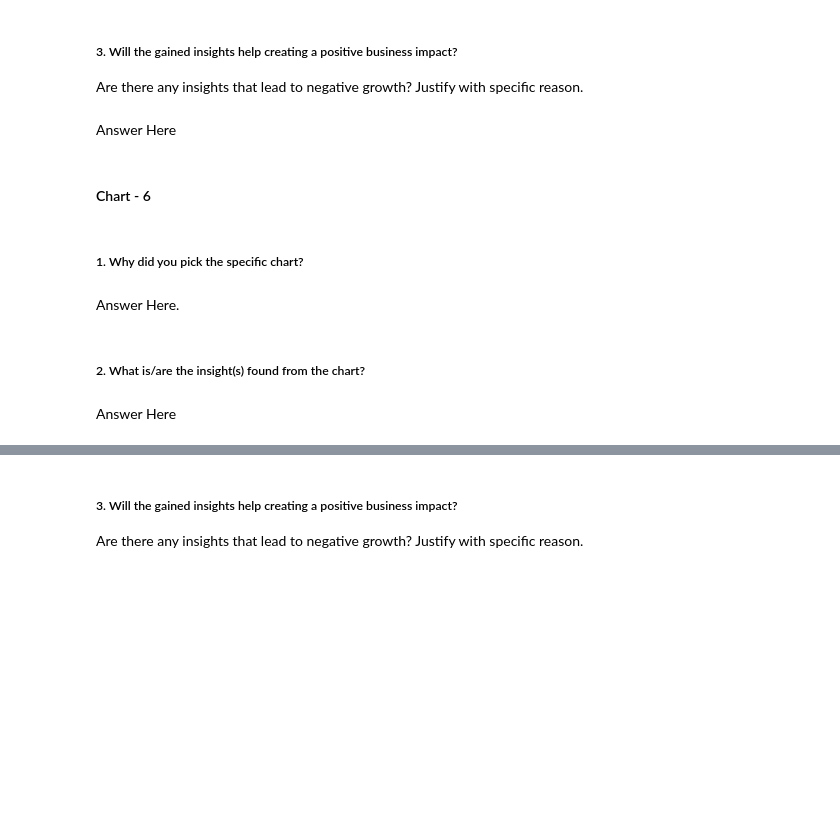
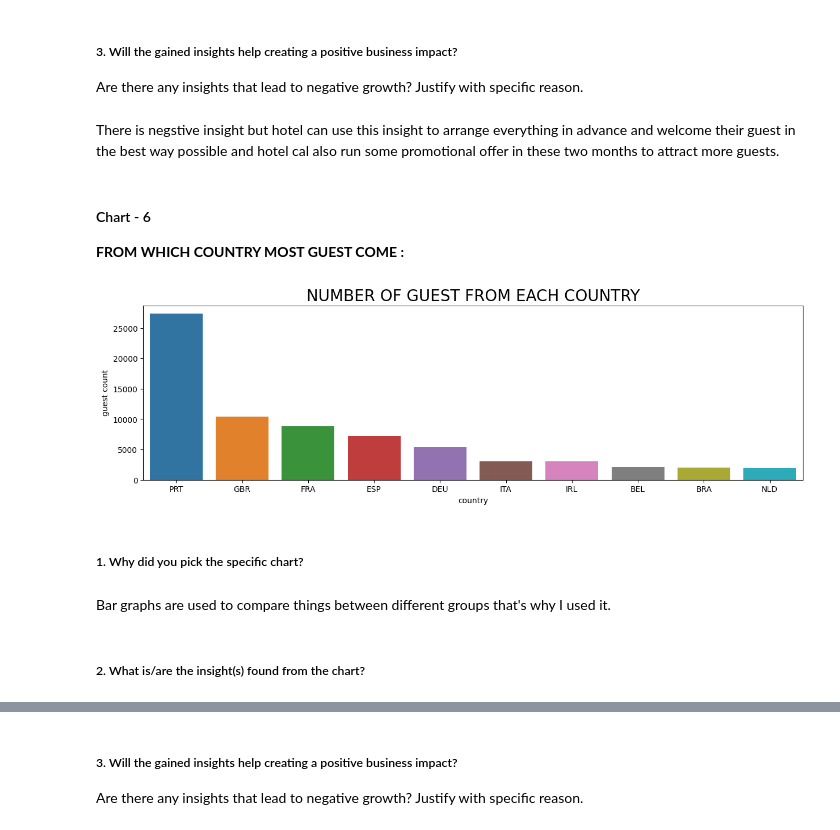
Before and after one commit to dipali-solake/EDA-PROJECT-Hotel-booking, a Jupyter notebook: EDA_Submission_Hotel_Booking.ipynb, the cells around one changed output, grey strips where cells are left out. Saved outputs shown, nothing was run; the diff lists cells and outputs as text; code cells hidden in the pictures; blank space fills up the shorter version.

```diff
--- a/EDA_Submission_Hotel_Booking.ipynb
+++ b/EDA_Submission_Hotel_Booking.ipynb
@@ -576,7 +631,8 @@ Answer Here
 # %% [markdown]
 ##### 3. Will the gained insights help creating a positive business impact?
 Are there any insights that lead to negative growth? Justify with specific reason.
-# %% [markdown]
-Answer Here
+# %% [markdown]
+There is negstive insight but hotel can use this insight to arrange everything in advance and welcome their guest in the best way possible and hotel cal also run some promotional offer in these two months to attract more guests.
 # %% [markdown]
 #### Chart - 6
+**FROM WHICH COUNTRY MOST GUEST COME :**
@@ -585,8 +639,19 @@ Answer Here
+# %%
+# Chart - 6 visualization code
+
+country_df = df1["country"].value_counts().reset_index().rename(columns={'index': "country",'country':'guest count'})[:10]
+
+#visualizing the values on the bar chart
+#starting the graph size
+plt.figure(figsize=(15,4))
+sns.barplot(x=country_df['country'],y=country_df['guest count'])
+plt.title("NUMBER OF GUEST FROM EACH COUNTRY",fontsize=20)
+plt.show()
+# %% [output]
+[figure, added]
 # %% [markdown]
 ##### 1. Why did you pick the specific chart?
-# %% [markdown]
-Answer Here.
+# %% [markdown]
+Bar graphs are used to compare things between different groups that's why I used it.
 # %% [markdown]
 ##### 2. What is/are the insight(s) found from the chart?
-# %% [markdown]
-Answer Here
```
Also changed, not shown: parts of 45 cells of this notebook.
